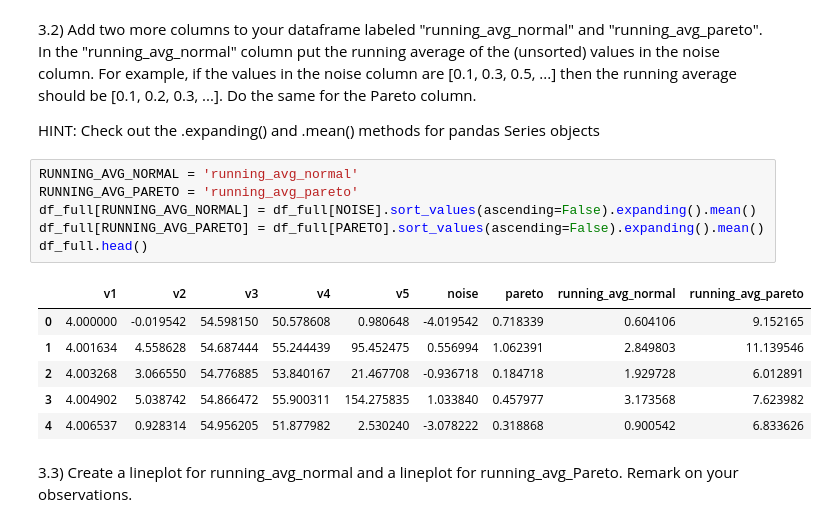
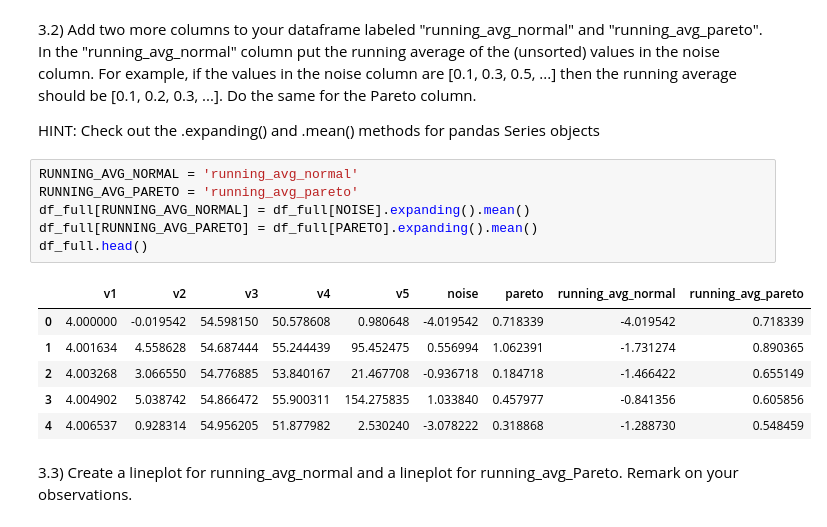
Before and after one commit to ipacheco9311/CS-577-07-Data-Science-Fall-2025, a Jupyter notebook: Assignments/Assignment2/src/assignment2.ipynb, the cells around one changed output. Cells and saved outputs as stored; diff of their text form.

```diff
--- a/Assignments/Assignment2/src/assignment2.ipynb
+++ b/Assignments/Assignment2/src/assignment2.ipynb
@@ -560,16 +560,16 @@ HINT: Check out the .expanding() and .mean() methods for pandas Series objects
 # %%
 RUNNING_AVG_NORMAL = 'running_avg_normal'
 RUNNING_AVG_PARETO = 'running_avg_pareto'
-df_full[RUNNING_AVG_NORMAL] = df_full[NOISE].sort_values(ascending=False).expanding().mean()
-df_full[RUNNING_AVG_PARETO] = df_full[PARETO].sort_values(ascending=False).expanding().mean()
+df_full[RUNNING_AVG_NORMAL] = df_full[NOISE].expanding().mean()
+df_full[RUNNING_AVG_PARETO] = df_full[PARETO].expanding().mean()
 df_full.head()
 # %% [output]
 |  | v1 | v2 | v3 | v4 | v5 | noise | pareto | running_avg_normal | running_avg_pareto |
-| 0 | 4.000000 | -0.019542 | 54.598150 | 50.578608 | 0.980648 | -4.019542 | 0.718339 | 0.604106 | 9.152165 |
-| 1 | 4.001634 | 4.558628 | 54.687444 | 55.244439 | 95.452475 | 0.556994 | 1.062391 | 2.849803 | 11.139546 |
-| 2 | 4.003268 | 3.066550 | 54.776885 | 53.840167 | 21.467708 | -0.936718 | 0.184718 | 1.929728 | 6.012891 |
-| 3 | 4.004902 | 5.038742 | 54.866472 | 55.900311 | 154.275835 | 1.033840 | 0.457977 | 3.173568 | 7.623982 |
-| 4 | 4.006537 | 0.928314 | 54.956205 | 51.877982 | 2.530240 | -3.078222 | 0.318868 | 0.900542 | 6.833626 |
+| 0 | 4.000000 | -0.019542 | 54.598150 | 50.578608 | 0.980648 | -4.019542 | 0.718339 | -4.019542 | 0.718339 |
+| 1 | 4.001634 | 4.558628 | 54.687444 | 55.244439 | 95.452475 | 0.556994 | 1.062391 | -1.731274 | 0.890365 |
+| 2 | 4.003268 | 3.066550 | 54.776885 | 53.840167 | 21.467708 | -0.936718 | 0.184718 | -1.466422 | 0.655149 |
+| 3 | 4.004902 | 5.038742 | 54.866472 | 55.900311 | 154.275835 | 1.033840 | 0.457977 | -0.841356 | 0.605856 |
+| 4 | 4.006537 | 0.928314 | 54.956205 | 51.877982 | 2.530240 | -3.078222 | 0.318868 | -1.288730 | 0.548459 |
 # %% [markdown]
 3.3) Create a lineplot for running_avg_normal and a lineplot for running_avg_Pareto. Remark on your observations.
 # %%
```
Also changed, not shown: parts of 7 cells of this notebook, 1 other file.
